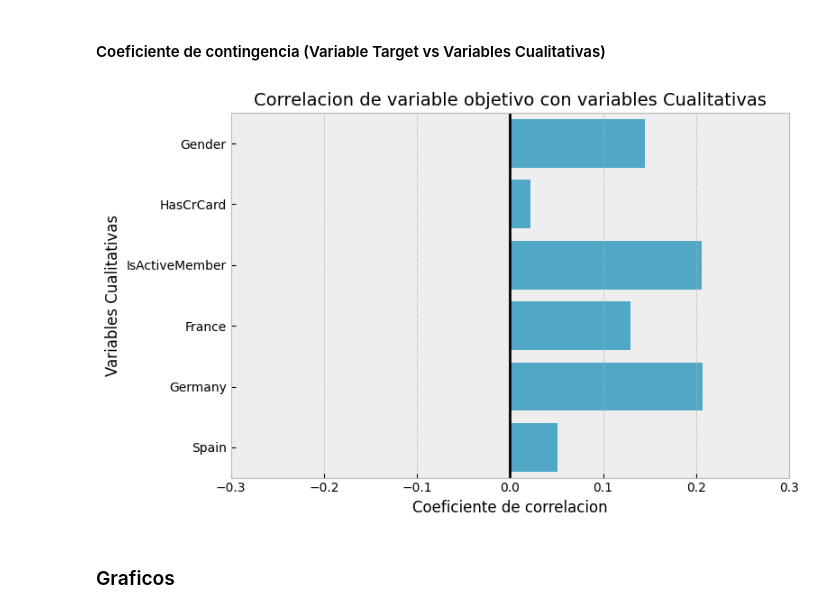
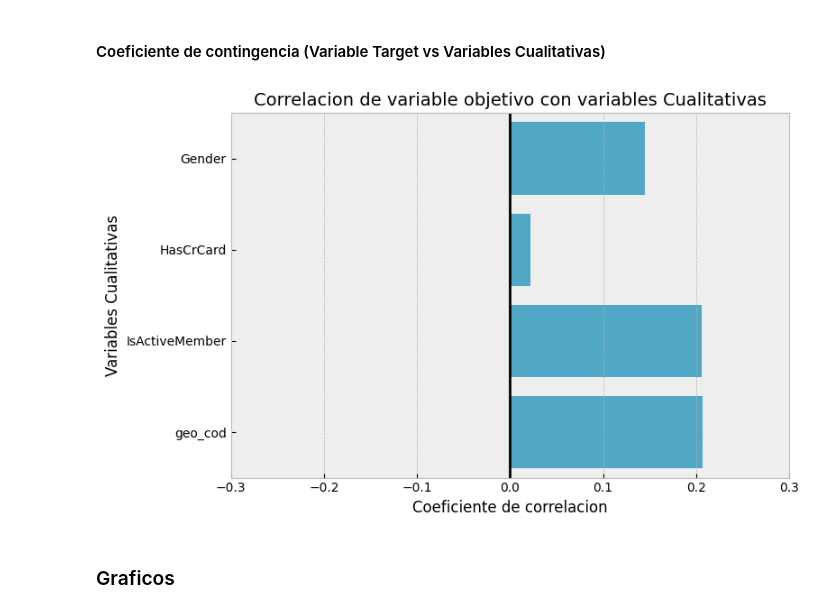
Before and after one commit to arielRas/KaggleCompetition-Coder52295, a Jupyter notebook: Eda.ipynb, the cells around one changed output. Saved outputs shown, nothing was run; the diff lists cells and outputs as text; code cells hidden in the pictures.

```diff
--- a/Eda.ipynb
+++ b/Eda.ipynb
@@ -43,10 +43,10 @@ Correlations(df, 'Exited', numeric_vars, 'Cualitativas').plot_biserial_point()
 #### Coeficiente de contingencia (Variable Target vs Variables Cualitativas)
 # %%
 #GRAFICO COEFICIENTE DE CONTINGENCIA
-cualit_vars = ['Gender','HasCrCard','IsActiveMember','France','Germany','Spain']
+cualit_vars = ['Gender','HasCrCard','IsActiveMember','geo_cod']
 Correlations(df, 'Exited', cualit_vars, 'Cualitativas').plot_coef_contingency()
 # %% [output]
-[figure, old version]
+[figure, new version]
 # %% [markdown]
 ### Graficos
 # %% [markdown]
```
Also changed, not shown: parts of 1 cell of this notebook, 3 other files.
